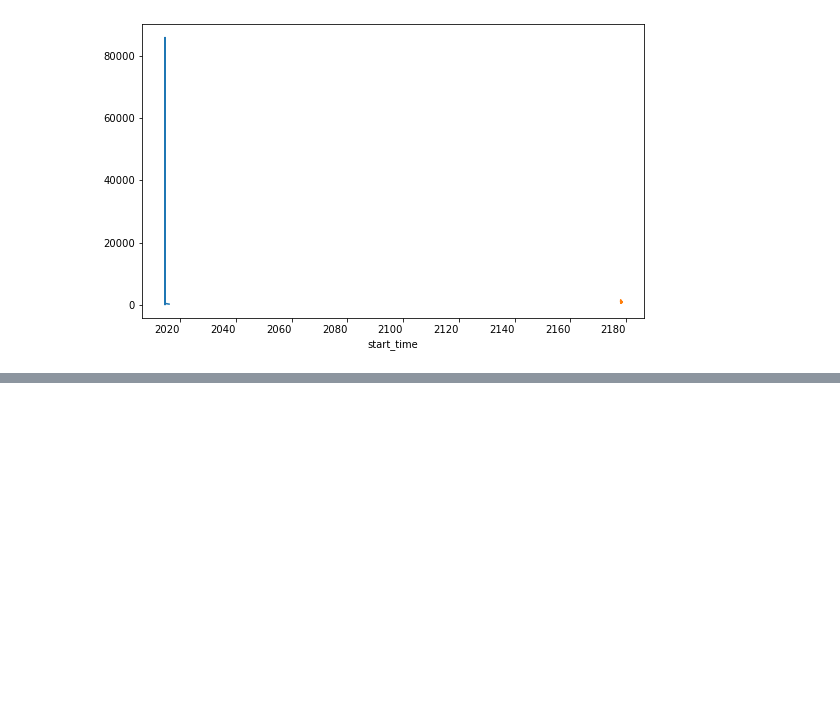
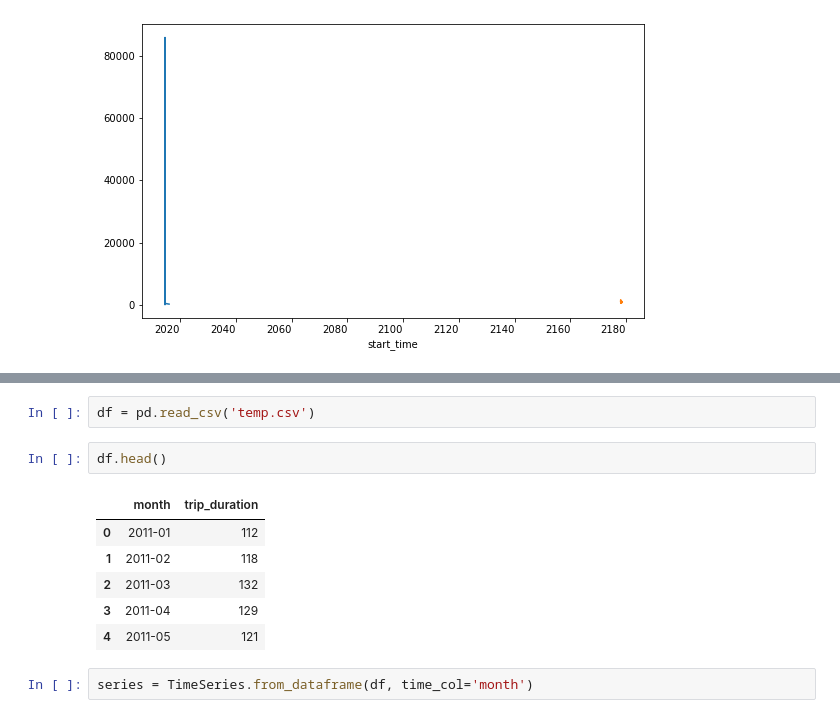
Before and after one commit to astrodestroyergithub/Divvy-Bike-Share, a Jupyter notebook: CODE/exponential_smoothing.ipynb, the cells around one changed output, grey strips where cells are left out. Cells and saved outputs as stored; diff of their text form; blank space fills up the shorter version.

```diff
--- a/CODE/exponential_smoothing.ipynb
+++ b/CODE/exponential_smoothing.ipynb
@@ -64,0 +78,13 @@ predictions2.plot()
+# %%
+df = pd.read_csv('temp.csv')
+# %%
+df.head()
+# %% [output]
+|  | month | trip_duration |
+| 0 | 2011-01 | 112 |
+| 1 | 2011-02 | 118 |
+| 2 | 2011-03 | 132 |
+| 3 | 2011-04 | 129 |
+| 4 | 2011-05 | 121 |
+# %%
+series = TimeSeries.from_dataframe(df, time_col='month')
```
Also changed, not shown: parts of 22 cells of this notebook, 1 other file.
